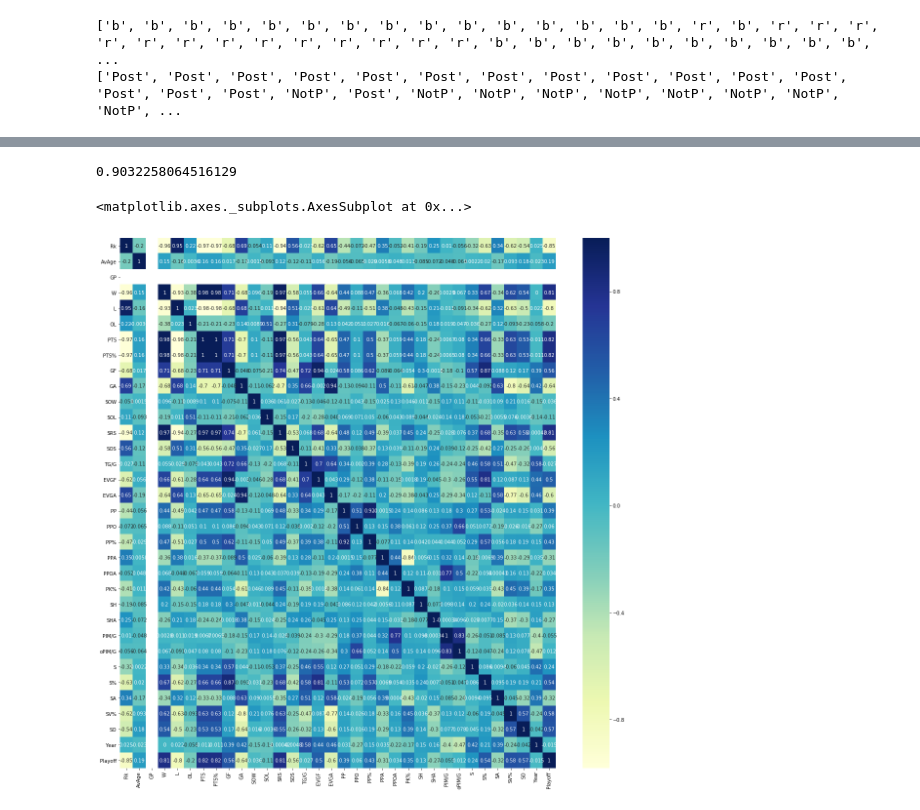
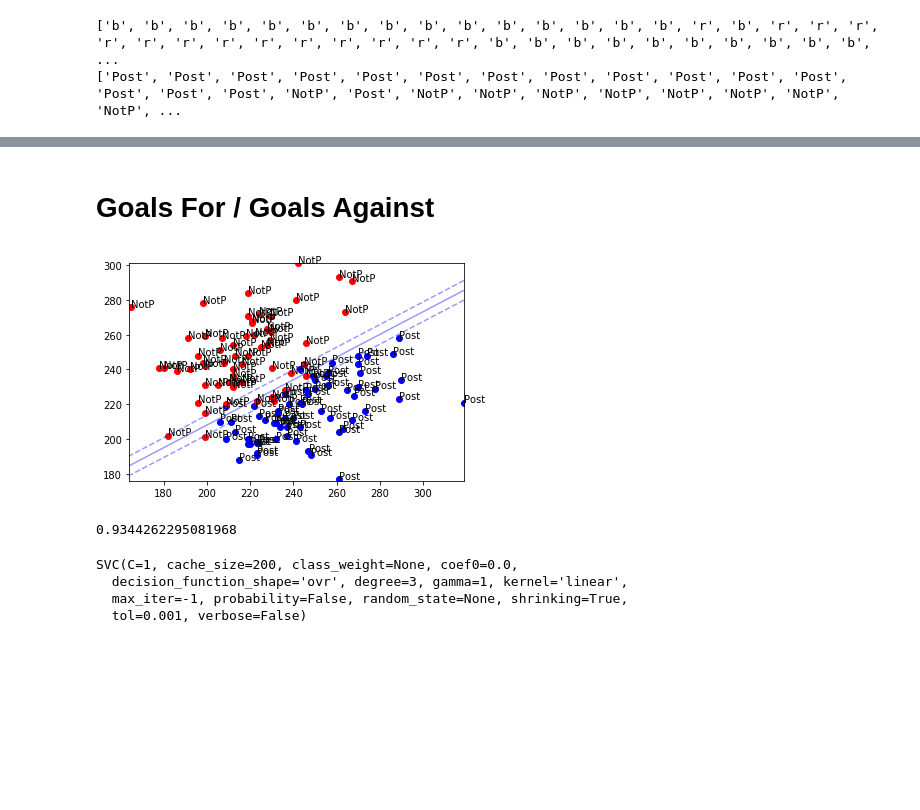
Before and after one commit to SWHarrison/DS-2-1, a Jupyter notebook: FinalDS2-1.ipynb, the cells around one changed output, grey strips where cells are left out. Cells and saved outputs as stored; diff of their text form; code cells hidden in the pictures; blank space fills up the shorter version.

```diff
--- a/FinalDS2-1.ipynb
+++ b/FinalDS2-1.ipynb
@@ -73 +133,5 @@ print(label)
+# %%
+x1 = df.GF
+x2 = df.GA
+X_train = np.array(list(zip(x1,x2)))
 # %%
@@ -81,18 +143,16 @@ SVC(C=1000, cache_size=200, class_weight=None, coef0=0.0,
   max_iter=-1, probability=False, random_state=None, shrinking=True,
   tol=0.001, verbose=False)
+# %% [markdown]
+# Goals For / Goals Against
+# %%
+plot_decision_boundary(svm_classifier, X_train, y_train)
+
+for k, (i,j) in enumerate(X_train):
+    plt.scatter(i,j,c = color_ls[k])
+    plt.text(i+0.02,j+0.02, label[k])
+# %% [output]
+[figure, added]
 # %%
-svm_classifier.score(X_test, y_test)
+svm_classifier.score(X_train, y_train)
 # %% [output]
-0.9032258064516129
+0.9344262295081968
-# %%
-import seaborn as sns
-corr = df.corr()
-plt.figure(figsize=(20,20))
-sns.heatmap(corr,
-        xticklabels=corr.columns,
-        yticklabels=corr.columns,
-        annot = True,
-        cmap="YlGnBu")
-# %% [output]
-<matplotlib.axes._subplots.AxesSubplot at 0x...>
-[figure, removed]
@@ -98,0 +163,8 @@ sns.heatmap(corr,
+# %%
+svm_classifier = svm.SVC(kernel = 'linear', gamma = 1, C = 1)
+svm_classifier.fit(X_train, y_train)
+# %% [output]
+SVC(C=1, cache_size=200, class_weight=None, coef0=0.0,
+  decision_function_shape='ovr', degree=3, gamma=1, kernel='linear',
+  max_iter=-1, probability=False, random_state=None, shrinking=True,
+  tol=0.001, verbose=False)
```
Also changed, not shown: parts of 35 cells of this notebook, 1 other file.
